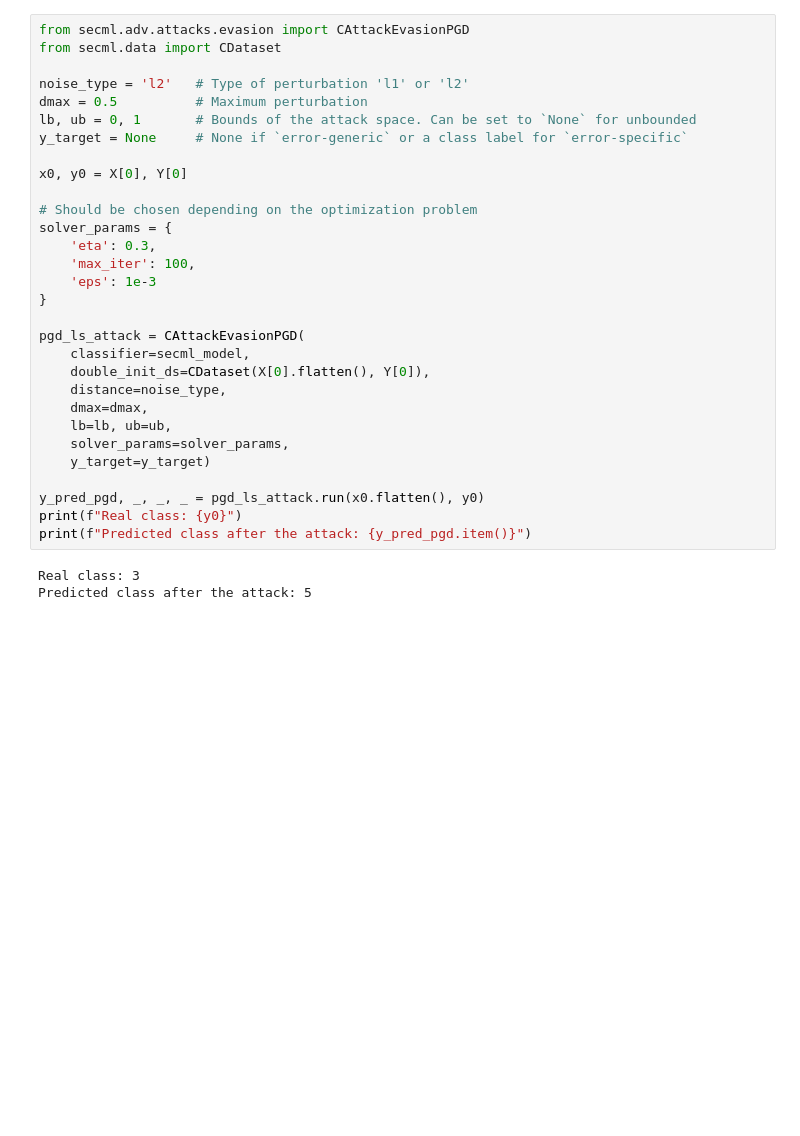
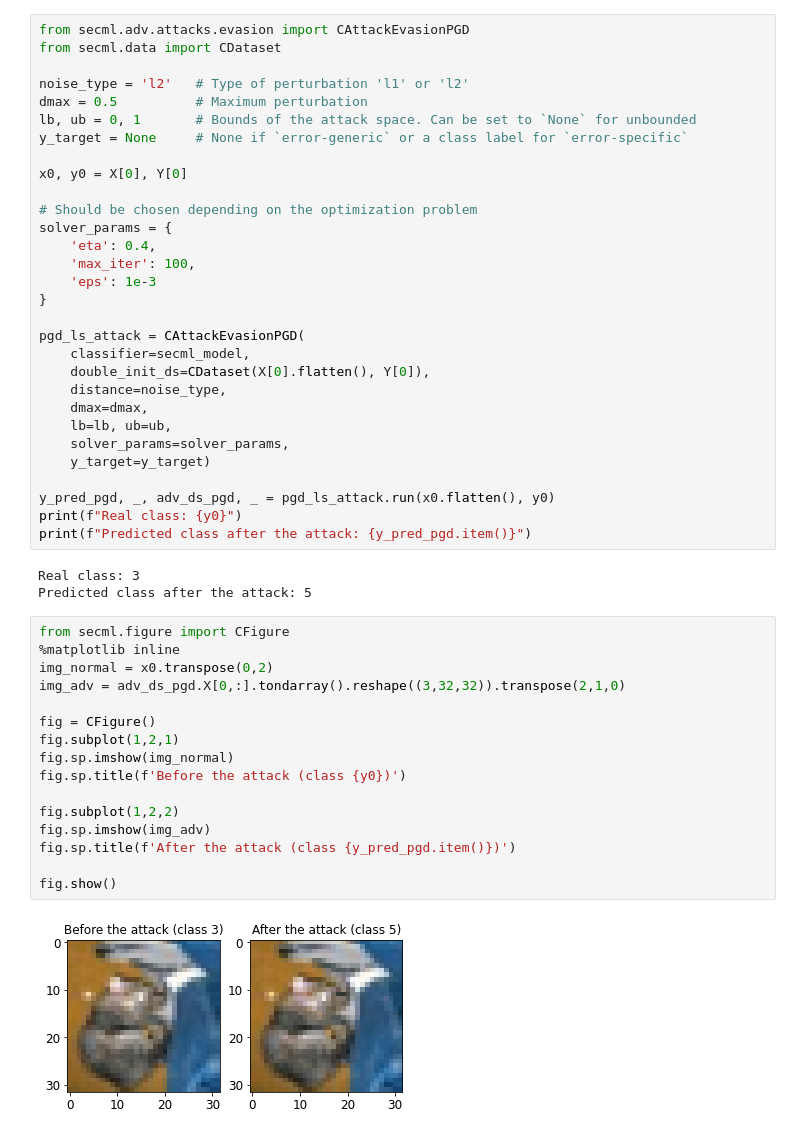
Before and after one commit to pralab/secml, a Jupyter notebook: tutorials/13-RobustBench.ipynb, the cells around one changed output. Cells and saved outputs as stored; diff of their text form; blank space fills up the shorter version.

Commit message:
Added image visualization at the end of the notebook

```diff
--- a/tutorials/13-RobustBench.ipynb
+++ b/tutorials/13-RobustBench.ipynb
@@ -73,7 +75,7 @@ x0, y0 = X[0], Y[0]
 
 # Should be chosen depending on the optimization problem
 solver_params = {
-    'eta': 0.3,
+    'eta': 0.4,
     'max_iter': 100,
     'eps': 1e-3
 }
@@ -87,9 +89,27 @@ pgd_ls_attack = CAttackEvasionPGD(
     solver_params=solver_params,
     y_target=y_target)
 
-y_pred_pgd, _, _, _ = pgd_ls_attack.run(x0.flatten(), y0)
+y_pred_pgd, _, adv_ds_pgd, _ = pgd_ls_attack.run(x0.flatten(), y0)
 print(f"Real class: {y0}")
 print(f"Predicted class after the attack: {y_pred_pgd.item()}")
 # %% [output]
 Real class: 3
 Predicted class after the attack: 5
+# %%
+from secml.figure import CFigure
+%matplotlib inline
+img_normal = x0.transpose(0,2)
+img_adv = adv_ds_pgd.X[0,:].tondarray().reshape((3,32,32)).transpose(2,1,0)
+
+fig = CFigure()
+fig.subplot(1,2,1)
+fig.sp.imshow(img_normal)
+fig.sp.title(f'Before the attack (class {y0})')
+
+fig.subplot(1,2,2)
+fig.sp.imshow(img_adv)
+fig.sp.title(f'After the attack (class {y_pred_pgd.item()})')
+
+fig.show()
+# %% [output]
+[figure, added]
```
Also changed, not shown: parts of 2 cells of this notebook.
